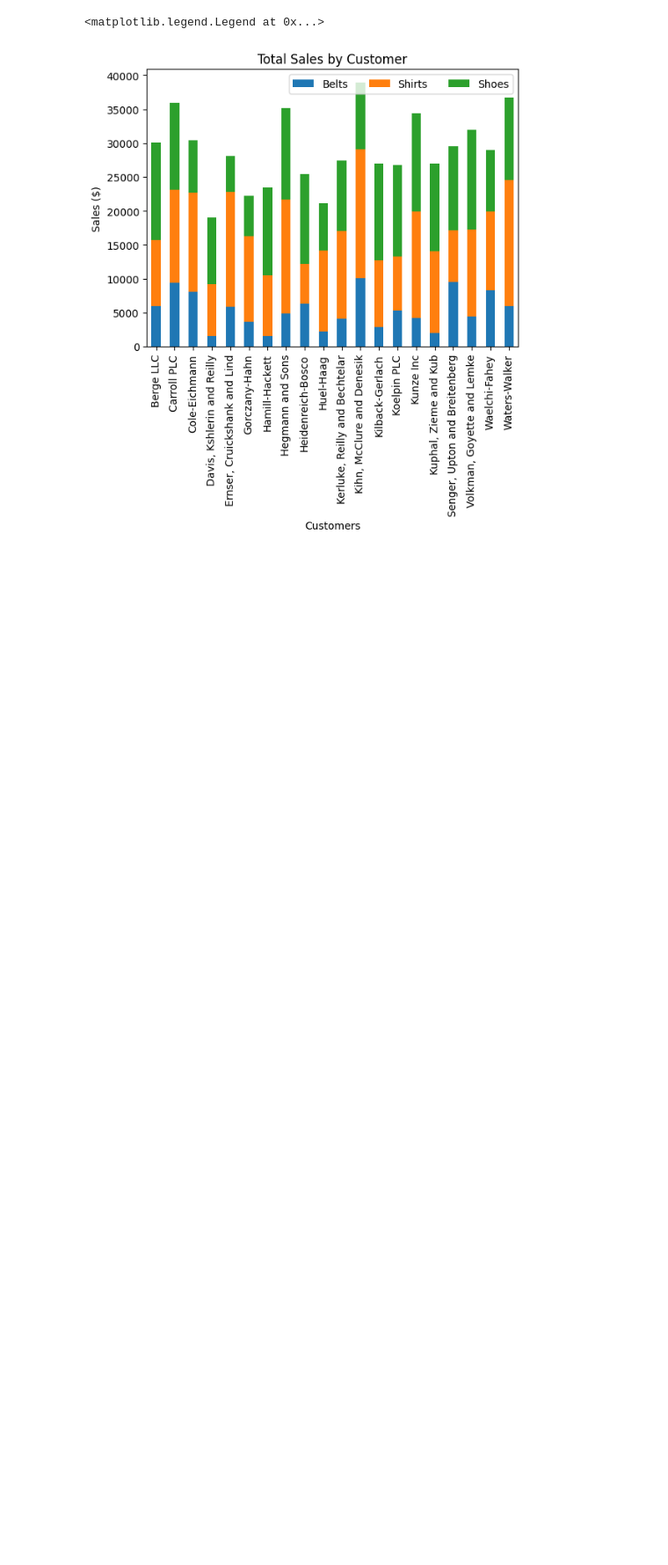
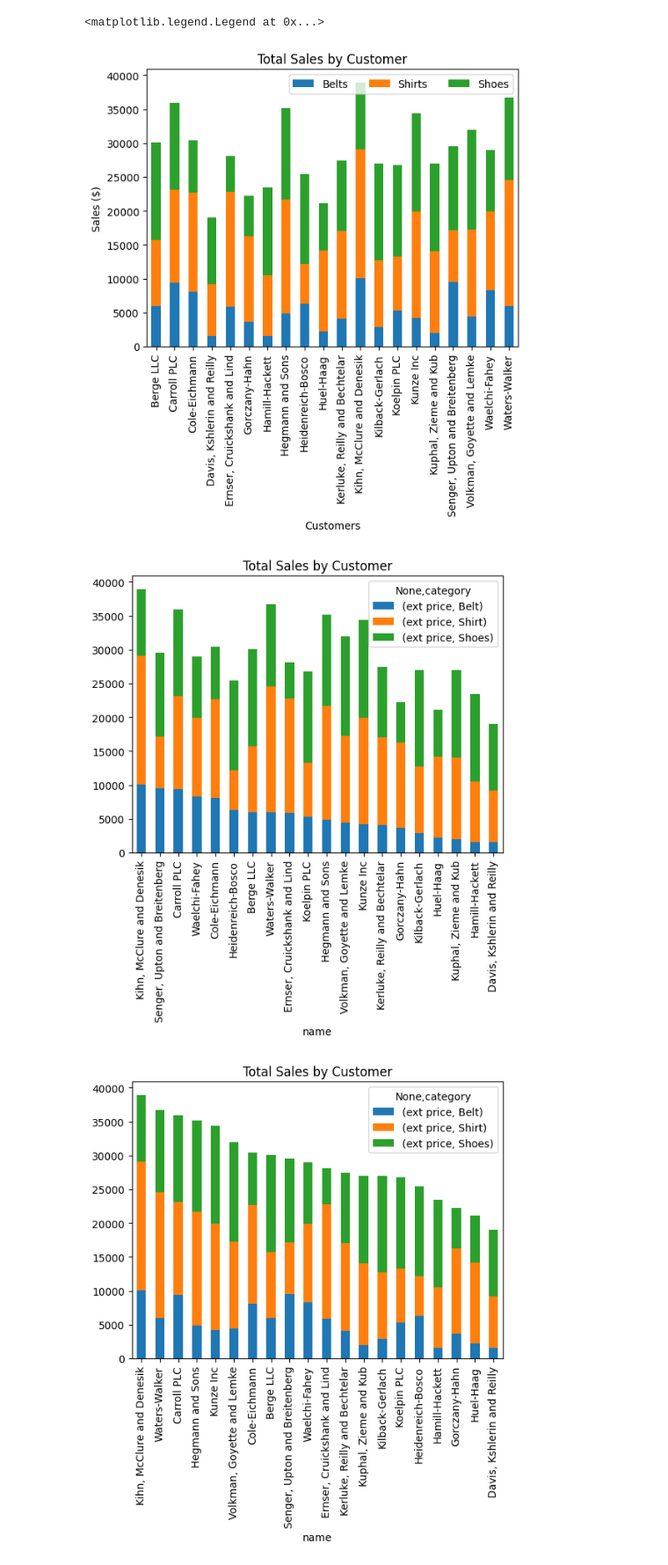
Before and after one commit to Aiden1024/TB-Data-Analytics, a Jupyter notebook: LEC/data_vis_2.ipynb, the cells around one changed output. Shown at 88% size. Saved outputs shown, nothing was run; the diff lists cells and outputs as text; code cells hidden in the pictures; blank space fills up the shorter version.

```diff
--- a/LEC/data_vis_2.ipynb
+++ b/LEC/data_vis_2.ipynb
@@ -84,3 +84,18 @@ Heidenreich-Bosco              6262.94   5965.25  13200.10
 Huel-Haag                      2219.51  11944.01   6924.36
 <matplotlib.legend.Legend at 0x...>
 [figure]
+# %%
+category_group = category_group.sort_values(('ext price', 'Belt'), ascending=False)
+category_group.head()
+my_plot = category_group.plot(kind='bar', stacked=True,
+title="Total Sales by Customer")
+# sort by total without showing total!
+category_group['total'] = category_group.sum(axis=1)
+category_group = category_group.sort_values('total',
+ascending=False)
+category_group.head()
+category_group.drop('total', axis=1, inplace=True)
+my_plot = category_group.plot(kind='bar', stacked=True, title="Total Sales by Customer")
+# %% [output]
+[figure, added]
+[figure, added]
```
Also changed, not shown: parts of 9 cells of this notebook, 6 other files.
